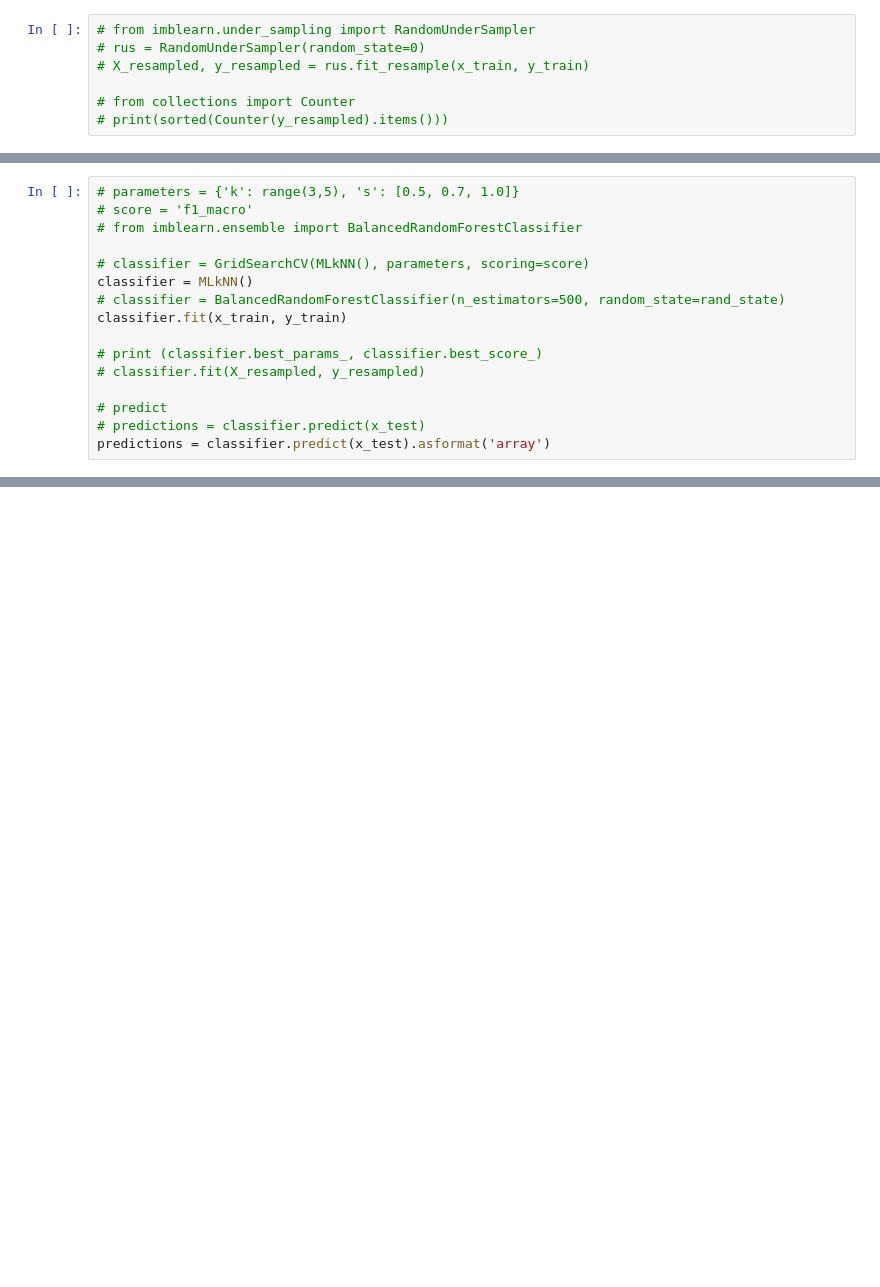
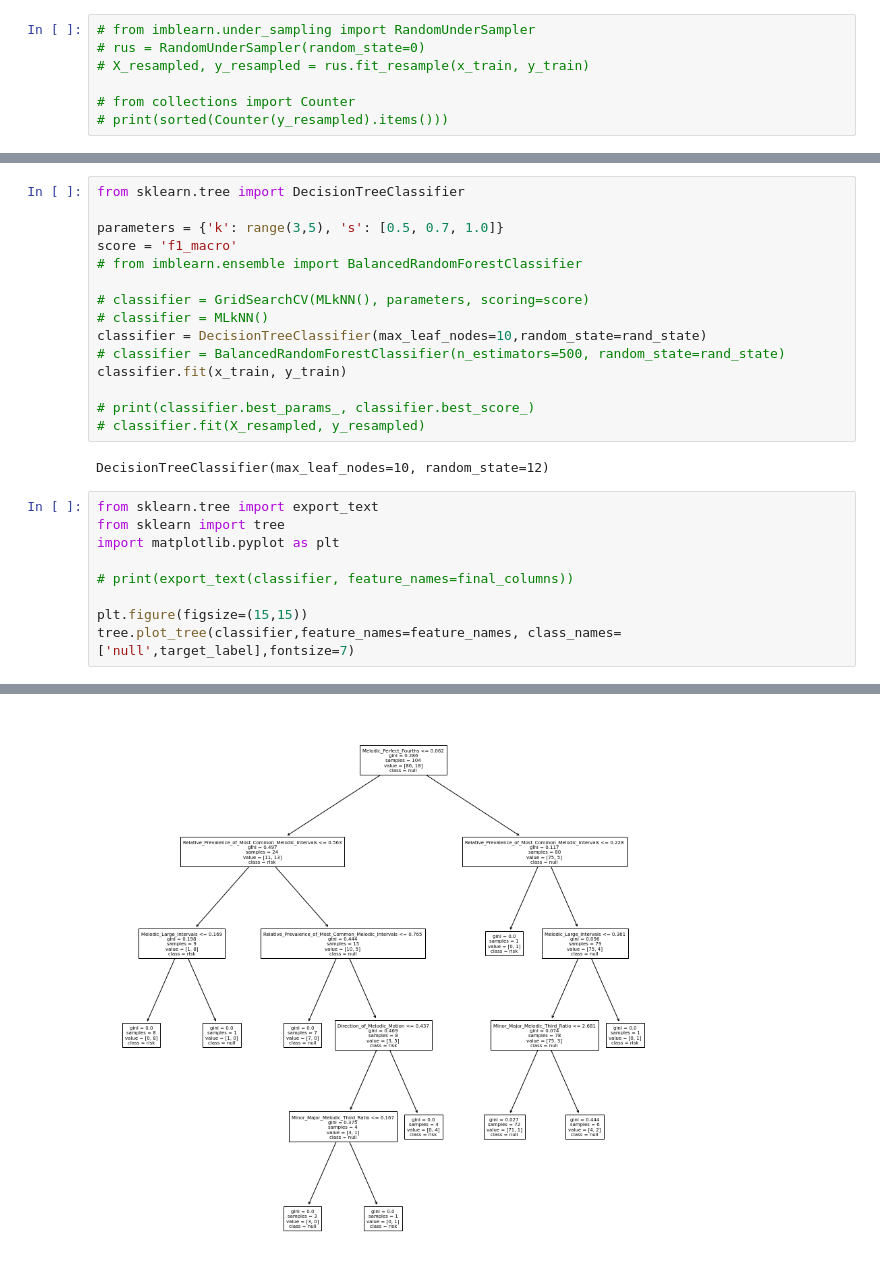
Before and after one commit to chuangcaleb/music-theme-recognition, a Jupyter notebook: training_model/model.ipynb, the cells around one changed output, grey strips where cells are left out. Saved outputs shown, nothing was run; the diff lists cells and outputs as text; blank space fills up the shorter version.

```diff
--- a/training_model/model.ipynb
+++ b/training_model/model.ipynb
@@ -106,16 +175,27 @@ print(sorted(Counter(y_resampled).items()))
 # %%
-# parameters = {'k': range(3,5), 's': [0.5, 0.7, 1.0]}
-# score = 'f1_macro'
+from sklearn.tree import DecisionTreeClassifier
+
+parameters = {'k': range(3,5), 's': [0.5, 0.7, 1.0]}
+score = 'f1_macro'
 # from imblearn.ensemble import BalancedRandomForestClassifier
 
 # classifier = GridSearchCV(MLkNN(), parameters, scoring=score)
-classifier = MLkNN()
+# classifier = MLkNN()
+classifier = DecisionTreeClassifier(max_leaf_nodes=10,random_state=rand_state)
 # classifier = BalancedRandomForestClassifier(n_estimators=500, random_state=rand_state)
 classifier.fit(x_train, y_train)
 
-# print (classifier.best_params_, classifier.best_score_)
+# print(classifier.best_params_, classifier.best_score_)
 # classifier.fit(X_resampled, y_resampled)
-
-# predict
-# predictions = classifier.predict(x_test)
-predictions = classifier.predict(x_test).asformat('array')
+# %% [output]
+DecisionTreeClassifier(max_leaf_nodes=10, random_state=12)
+# %%
+from sklearn.tree import export_text
+from sklearn import tree
+import matplotlib.pyplot as plt
+
+# print(export_text(classifier, feature_names=final_columns))
+
+plt.figure(figsize=(15,15))
+tree.plot_tree(classifier,feature_names=feature_names, class_names=['null',target_label],fontsize=7)
+# %% [output]
@@ -121,0 +221 @@ predictions = classifier.predict(x_test).asformat('array')
+[figure, added]
```
Also changed, not shown: parts of 36 cells of this notebook.
